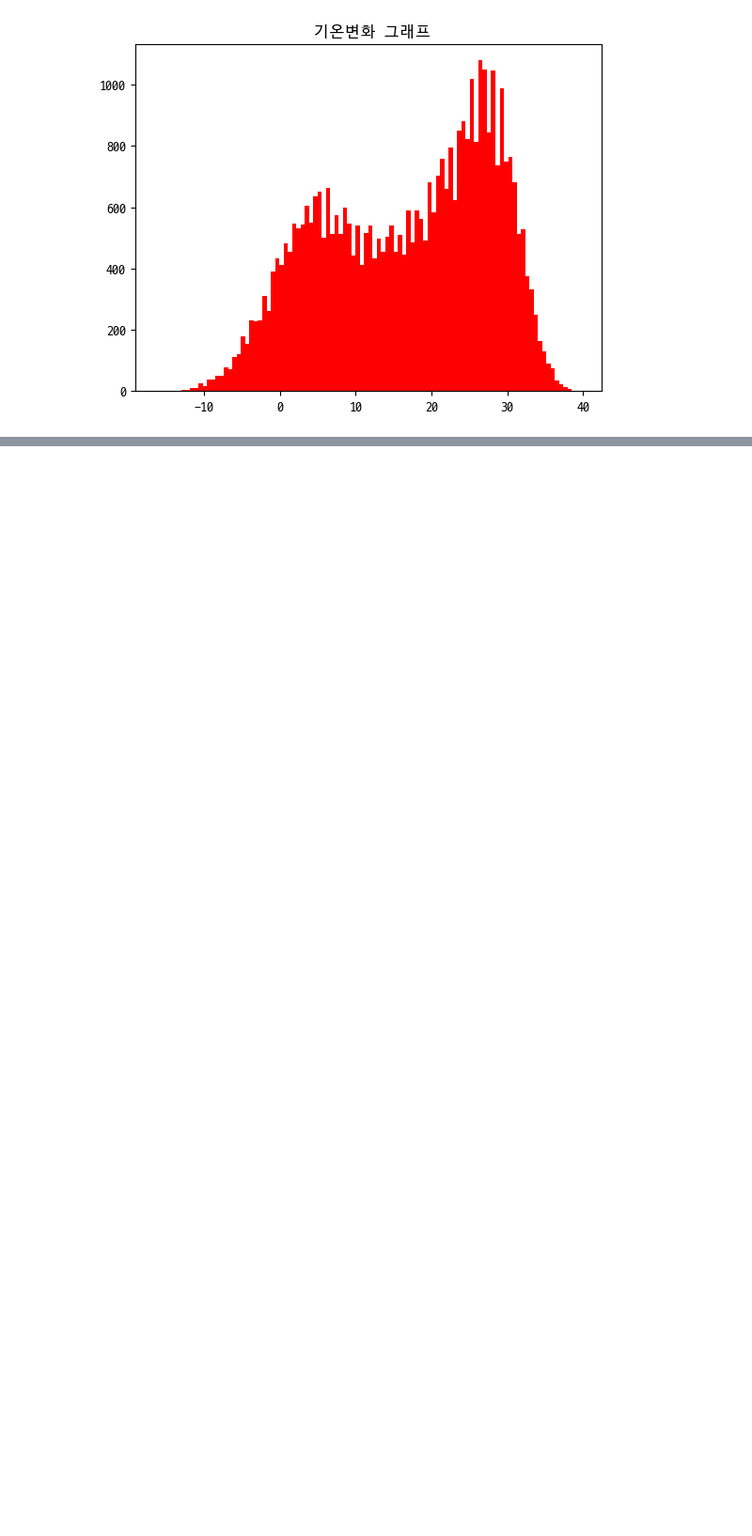
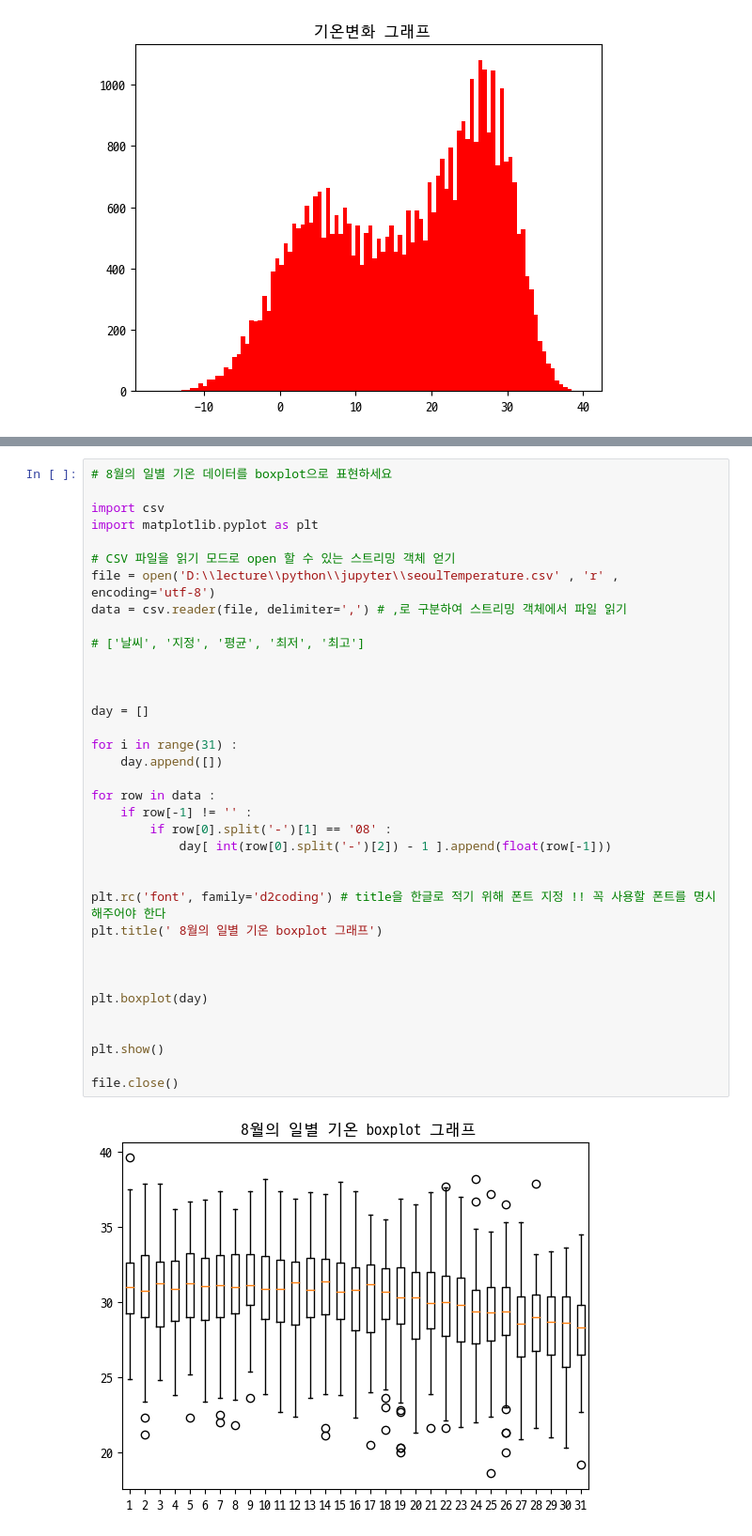
Before and after one commit to IANAHB0517/goott, a Jupyter notebook: python/jupyter/01_Day100.ipynb, the cells around one changed output, grey strips where cells are left out. Shown at 94% size. Drawn from its saved outputs; the diff is of its cells as text; blank space fills up the shorter version.

```diff
--- a/python/jupyter/01_Day100.ipynb
+++ b/python/jupyter/01_Day100.ipynb
@@ -302,0 +412,38 @@ file.close()
+# %%
+# 8월의 일별 기온 데이터를 boxplot으로 표현하세요
+
+import csv
+import matplotlib.pyplot as plt
+
+# CSV 파일을 읽기 모드로 open 할 수 있는 스트리밍 객체 얻기
+file = open('D:\\lecture\\python\\jupyter\\seoulTemperature.csv' , 'r' , encoding='utf-8')
+data = csv.reader(file, delimiter=',') # ,로 구분하여 스트리밍 객체에서 파일 읽기
+
+# ['날씨', '지정', '평균', '최저', '최고']
+
+
+
+day = []
+
+for i in range(31) :
+    day.append([])
+
+for row in data :
+    if row[-1] != '' :
+        if row[0].split('-')[1] == '08' :
+            day[ int(row[0].split('-')[2]) - 1 ].append(float(row[-1]))
+
+
+plt.rc('font', family='d2coding') # title을 한글로 적기 위해 폰트 지정 !! 꼭 사용할 폰트를 명시해주어야 한다
+plt.title(' 8월의 일별 기온 boxplot 그래프')
+
+
+
+plt.boxplot(day)
+
+
+plt.show()
+
+file.close()
+# %% [output]
+[figure, added]
```
Also changed, not shown: parts of 4 cells of this notebook, 3 other files.
